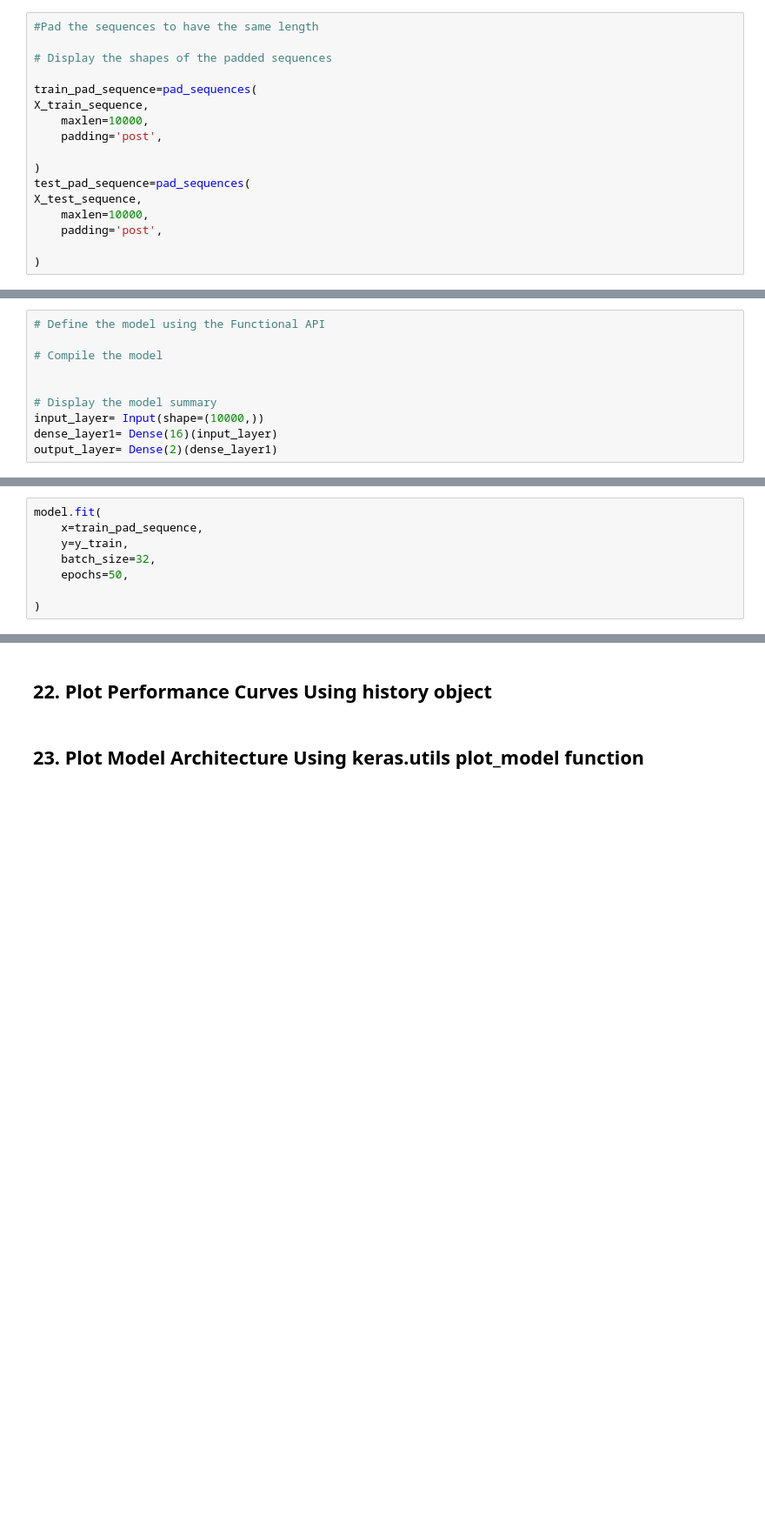
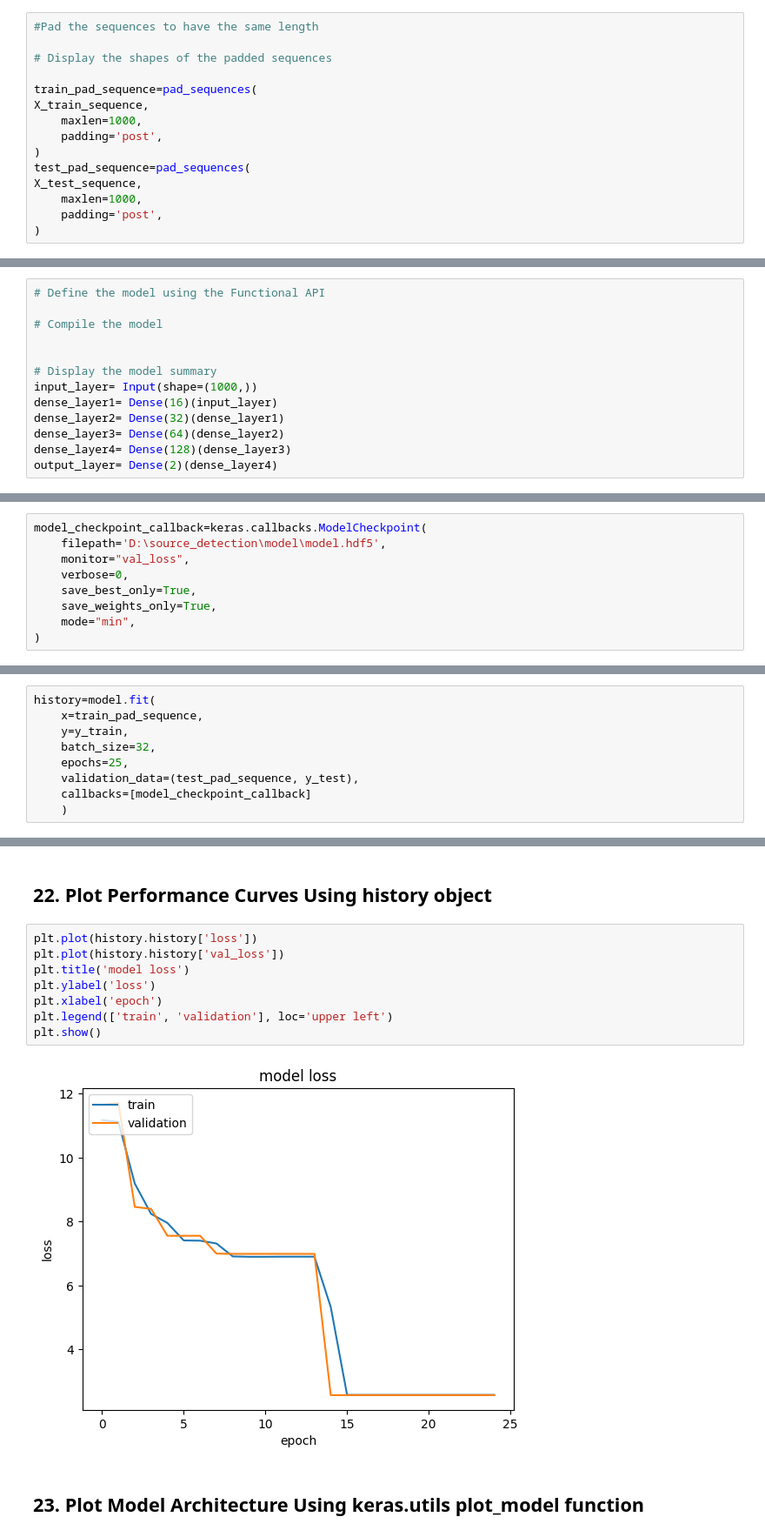
Before and after one commit to AdheeraPK2003/source_detection, a Jupyter notebook: adheera_notebook_v1 (1).ipynb, the cells around one changed output, grey strips where cells are left out. Shown: that part at 87% size. Saved outputs shown, nothing was run; the diff lists cells and outputs as text; blank space fills up the shorter version.

```diff
--- a/adheera_notebook_v1 (1).ipynb
+++ b/adheera_notebook_v1 (1).ipynb
@@ -403,15 +245,13 @@ X_test_sequence=keras_tokenizer.texts_to_sequences(X_test)
 
 train_pad_sequence=pad_sequences(
 X_train_sequence,
-    maxlen=10000,
+    maxlen=1000,
     padding='post',
-
 )
 test_pad_sequence=pad_sequences(
 X_test_sequence,
-    maxlen=10000,
+    maxlen=1000,
     padding='post',
-
 )
 # %%
 train_pad_sequence.shape
@@ -445,6 +285,9 @@ train_pad_sequence.shape
 
 
 # Display the model summary
-input_layer= Input(shape=(10000,))
+input_layer= Input(shape=(1000,))
 dense_layer1= Dense(16)(input_layer)
-output_layer= Dense(2)(dense_layer1)
+dense_layer2= Dense(32)(dense_layer1)
+dense_layer3= Dense(64)(dense_layer2)
+dense_layer4= Dense(128)(dense_layer3)
+output_layer= Dense(2)(dense_layer4)
@@ -464,6 +309,15 @@ optimizer_adam=Adam(
 ## 17. Write class for custom callback for micro-f1 score
 # %% [markdown]
 ## 18. Create Modelcheckpoint Callback
+# %%
+model_checkpoint_callback=keras.callbacks.ModelCheckpoint(
+    filepath='D:\source_detection\model\model.hdf5',
+    monitor="val_loss",
+    verbose=0,
+    save_best_only=True,
+    save_weights_only=True,
+    mode="min",
+)
 # %% [markdown]
 ## 19. Create Callback for TensorBoard
 # %% [markdown]
@@ -477,11 +331,12 @@ model.compile(optimizer_adam,
 # %% [markdown]
 ## 21. Train the model using model.fit()
 # %%
-model.fit(
+history=model.fit(
     x=train_pad_sequence,
     y=y_train,
     batch_size=32,
-    epochs=50,
-
-)
+    epochs=25,
+    validation_data=(test_pad_sequence, y_test),
+    callbacks=[model_checkpoint_callback]
+    )
 # %% [output]
@@ -506,4 +360,14 @@ Epoch 50/50
 # %% [markdown]
 ## 22. Plot Performance Curves Using history object
+# %%
+plt.plot(history.history['loss'])
+plt.plot(history.history['val_loss'])
+plt.title('model loss')
+plt.ylabel('loss')
+plt.xlabel('epoch')
+plt.legend(['train', 'validation'], loc='upper left')
+plt.show()
+# %% [output]
+[figure, added]
 # %% [markdown]
 ## 23. Plot Model Architecture Using keras.utils plot_model function
```
Also changed, not shown: parts of 16 cells of this notebook.
